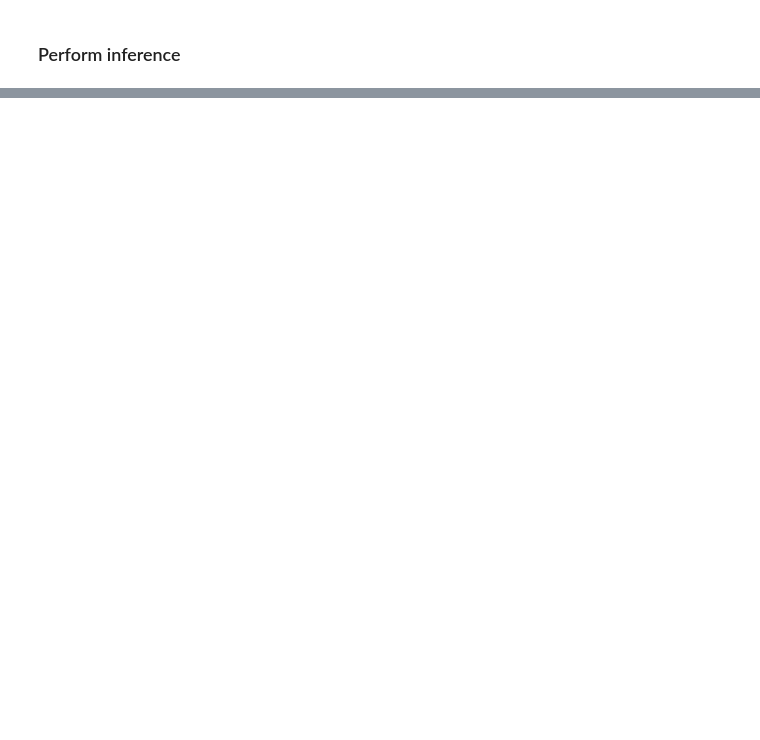
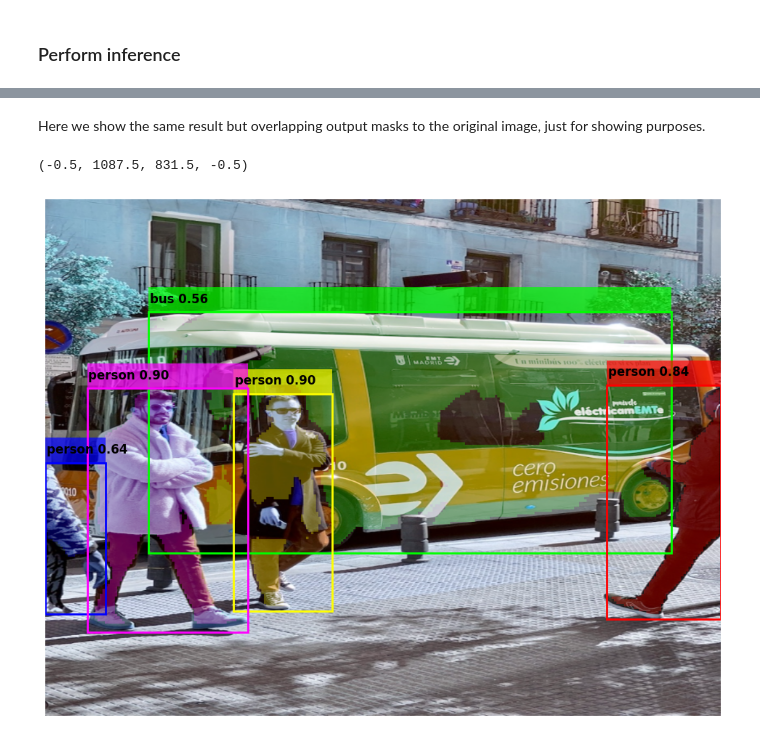
Before and after one commit to MatteoMendula/TensorRT-YOLOv8-Instance-Segmentation, a Jupyter notebook: export_onnx.ipynb, the cells around one changed output, grey strips where cells are left out. Drawn from its saved outputs; the diff is of its cells as text; code cells hidden in the pictures; blank space fills up the shorter version.

```diff
--- a/export_onnx.ipynb
+++ b/export_onnx.ipynb
@@ -99,0 +128,42 @@ plt.show()
+# %% [markdown]
+Here we show the same result but overlapping output masks to the original image, just for showing purposes.
+# %%
+colors = [[0, 255, 0], [0, 0, 255], [255, 0, 0], [255, 255, 0], [255, 0, 255],
+            [0, 255, 255], [128, 0, 0], [0, 128, 0], [0, 0, 128], [128, 128, 0],
+            [128, 0, 128], [0, 128, 128], [128, 128, 128], [192, 192, 192],
+            [128, 0, 0], [128, 128, 0], [0, 128, 0], [128, 0, 128], [0, 128, 128],
+            [0, 0, 128], [255, 255, 255], [0, 0, 0]]
+
+masked_image = np.copy(resized_image).astype(np.float32) / 255.0
+opacity = 0.3
+
+fig, ax = plt.subplots(1, figsize=(12, 12))
+ax.imshow(masked_image)
+
+for idx, mask in enumerate(l_mask):
+    color = np.array(colors[idx]) / 255.0  # Normalize color for matplotlib
+    mask_rgb = np.zeros_like(resized_image, dtype=np.float32)
+    mask_rgb[mask > 0] = color
+
+    # Apply mask with opacity
+    masked_image = np.where(mask_rgb > 0, mask_rgb * opacity + masked_image * (1 - opacity), masked_image)
+
+    # Draw bounding box
+    x, y, w, h = l_boxes[idx]
+    rect = patches.Rectangle((x, y), w, h, linewidth=2, edgecolor=color, facecolor='none')
+    ax.add_patch(rect)
+
+    # Add label background
+    label_background = patches.Rectangle((x, y - 40), w, 40, linewidth=0, edgecolor='none', facecolor=color, alpha=0.7)
+    ax.add_patch(label_background)
+
+    # Add label text
+    label = f'{utils.CLASSES_DICT[l_class[idx]]} {l_conf[idx]:.2f}'
+    plt.text(x + 2, y - 10, label, verticalalignment='bottom', color='black', fontsize=12, weight='bold')
+
+# Display the image
+ax.imshow(masked_image)
+plt.axis('off')
+# %% [output]
+(-0.5, 1087.5, 831.5, -0.5)
+[figure, added]
```
Also changed, not shown: parts of 21 cells of this notebook, 6 other files.
